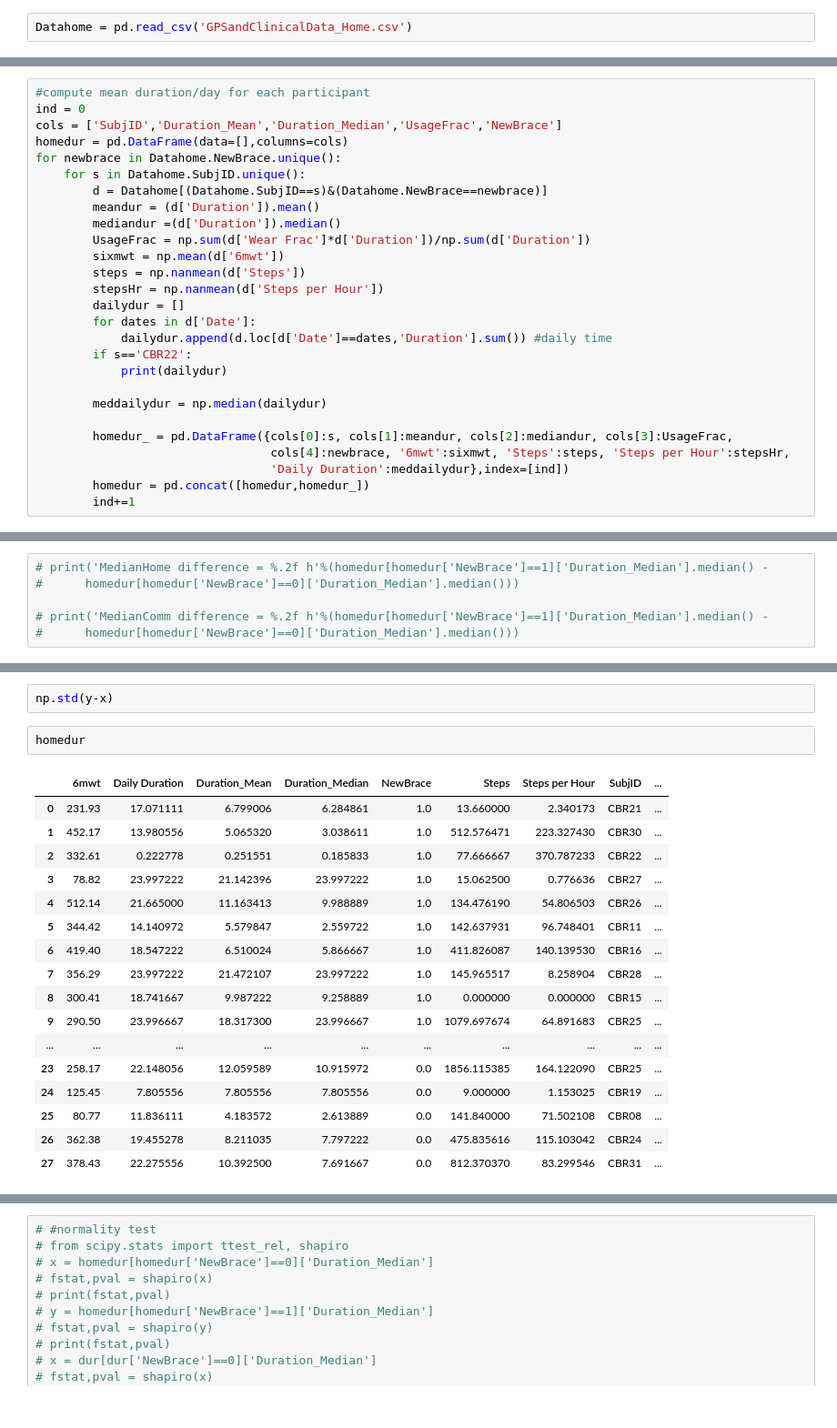
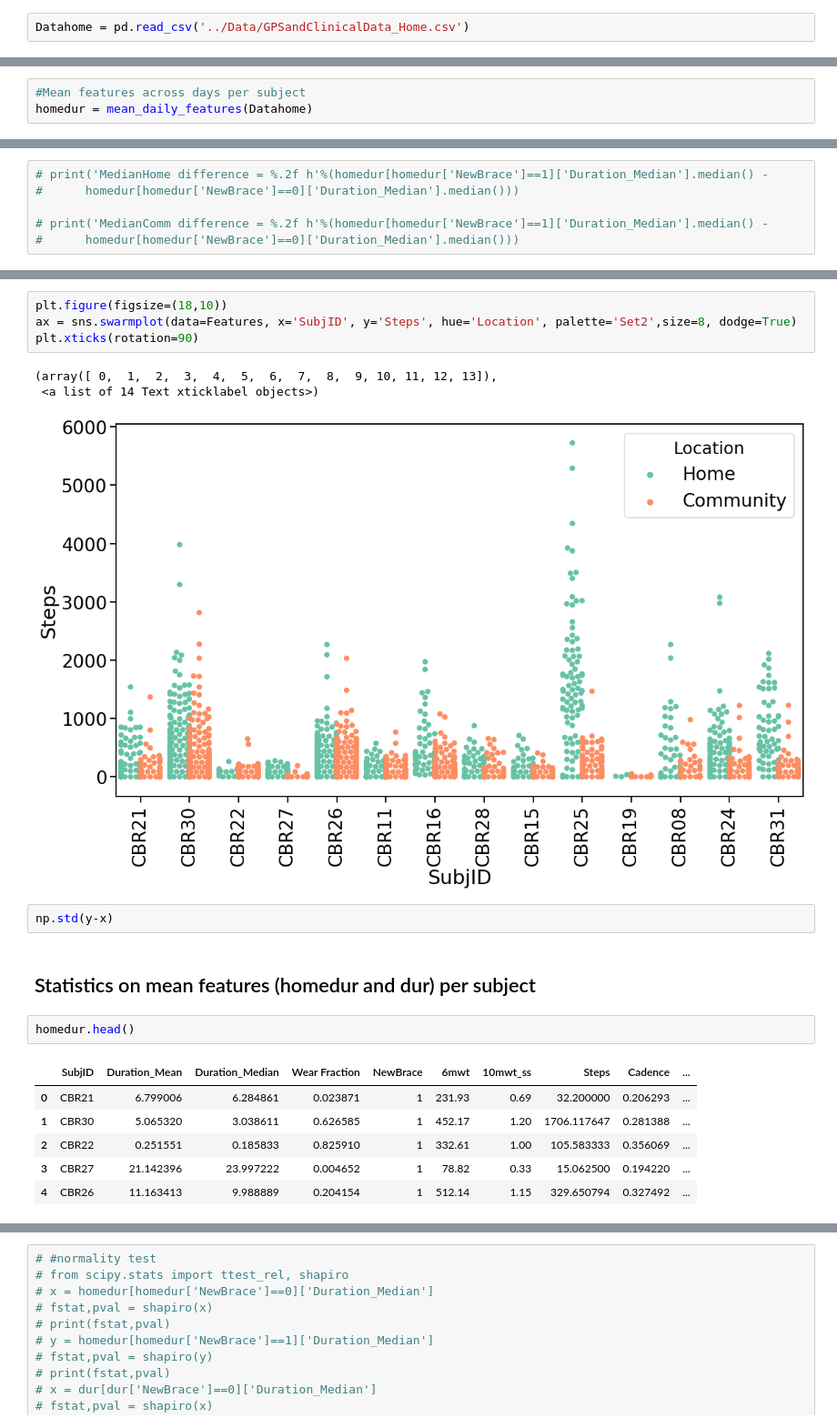
Before and after one commit to Luke3D/CbrAnalysis, a Jupyter notebook: PaperAnalysis.ipynb, the cells around one changed output, grey strips where cells are left out. Shown at 91% size. Cells and saved outputs as stored; diff of their text form.

```diff
--- a/PaperAnalysis.ipynb
+++ b/PaperAnalysis.ipynb
@@ -15,7 +20,7 @@ import itertools
 # %% [markdown]
 ## Home data analysis
 # %%
-Datahome = pd.read_csv('GPSandClinicalData_Home.csv')
+Datahome = pd.read_csv('../Data/GPSandClinicalData_Home.csv')
 # %%
 Datahome['Duration_Wearing']=Datahome['Duration']*Datahome['Wear Frac']
 # %%
@@ -29,0 +48,3 @@ Datahome.head()
+# %%
+#Mean features across days per subject
+homedur = mean_daily_features(Datahome)
@@ -31,30 +63,3 @@ Datahome.head()
 # plt.figure(figsize=(16,5))
 # sns.boxplot(data=Datahome,x='SubjID',y='Duration_Wearing',hue='NewBrace')
 # plt.title('Usage time at Home')
-# %%
-#compute mean duration/day for each participant
-ind = 0
-cols = ['SubjID','Duration_Mean','Duration_Median','UsageFrac','NewBrace']
-homedur = pd.DataFrame(data=[],columns=cols)
-for newbrace in Datahome.NewBrace.unique():
-    for s in Datahome.SubjID.unique():
-        d = Datahome[(Datahome.SubjID==s)&(Datahome.NewBrace==newbrace)]
-        meandur = (d['Duration']).mean()
-        mediandur =(d['Duration']).median()
-        UsageFrac = np.sum(d['Wear Frac']*d['Duration'])/np.sum(d['Duration'])
-        sixmwt = np.mean(d['6mwt'])
-        steps = np.nanmean(d['Steps'])
-        stepsHr = np.nanmean(d['Steps per Hour'])
-        dailydur = []
-        for dates in d['Date']:
-            dailydur.append(d.loc[d['Date']==dates,'Duration'].sum()) #daily time
-        if s=='CBR22':
-            print(dailydur)
-
-        meddailydur = np.median(dailydur)
-
-        homedur_ = pd.DataFrame({cols[0]:s, cols[1]:meandur, cols[2]:mediandur, cols[3]:UsageFrac,
-                                 cols[4]:newbrace, '6mwt':sixmwt, 'Steps':steps, 'Steps per Hour':stepsHr,
-                                 'Daily Duration':meddailydur},index=[ind])
-        homedur = pd.concat([homedur,homedur_])
-        ind+=1
@@ -250,23 +351,22 @@ NameError: name 'Fboth' is not defined
+# %%
+plt.figure(figsize=(18,10))
+ax = sns.swarmplot(data=Features, x='SubjID', y='Steps', hue='Location', palette='Set2',size=8, dodge=True)
+plt.xticks(rotation=90)
+# %% [output]
+(array([ 0,  1,  2,  3,  4,  5,  6,  7,  8,  9, 10, 11, 12, 13]),
+ <a list of 14 Text xticklabel objects>)
+[figure, added]
 # %%
 np.std(y-x)
+# %% [markdown]
+## Statistics on mean features (homedur and dur) per subject
 # %%
-homedur
+homedur.head()
 # %% [output]
-|  | 6mwt | Daily Duration | Duration_Mean | Duration_Median | NewBrace | Steps | Steps per Hour | SubjID | ... |
-| 0 | 231.93 | 17.071111 | 6.799006 | 6.284861 | 1.0 | 13.660000 | 2.340173 | CBR21 | ... |
-| 1 | 452.17 | 13.980556 | 5.065320 | 3.038611 | 1.0 | 512.576471 | 223.327430 | CBR30 | ... |
-| 2 | 332.61 | 0.222778 | 0.251551 | 0.185833 | 1.0 | 77.666667 | 370.787233 | CBR22 | ... |
-| 3 | 78.82 | 23.997222 | 21.142396 | 23.997222 | 1.0 | 15.062500 | 0.776636 | CBR27 | ... |
-| 4 | 512.14 | 21.665000 | 11.163413 | 9.988889 | 1.0 | 134.476190 | 54.806503 | CBR26 | ... |
-| 5 | 344.42 | 14.140972 | 5.579847 | 2.559722 | 1.0 | 142.637931 | 96.748401 | CBR11 | ... |
-| 6 | 419.40 | 18.547222 | 6.510024 | 5.866667 | 1.0 | 411.826087 | 140.139530 | CBR16 | ... |
-| 7 | 356.29 | 23.997222 | 21.472107 | 23.997222 | 1.0 | 145.965517 | 8.258904 | CBR28 | ... |
-| 8 | 300.41 | 18.741667 | 9.987222 | 9.258889 | 1.0 | 0.000000 | 0.000000 | CBR15 | ... |
-| 9 | 290.50 | 23.996667 | 18.317300 | 23.996667 | 1.0 | 1079.697674 | 64.891683 | CBR25 | ... |
-| ... | ... | ... | ... | ... | ... | ... | ... | ... | ... |
-| 23 | 258.17 | 22.148056 | 12.059589 | 10.915972 | 0.0 | 1856.115385 | 164.122090 | CBR25 | ... |
-| 24 | 125.45 | 7.805556 | 7.805556 | 7.805556 | 0.0 | 9.000000 | 1.153025 | CBR19 | ... |
-| 25 | 80.77 | 11.836111 | 4.183572 | 2.613889 | 0.0 | 141.840000 | 71.502108 | CBR08 | ... |
-| 26 | 362.38 | 19.455278 | 8.211035 | 7.797222 | 0.0 | 475.835616 | 115.103042 | CBR24 | ... |
-| 27 | 378.43 | 22.275556 | 10.392500 | 7.691667 | 0.0 | 812.370370 | 83.299546 | CBR31 | ... |
+|  | SubjID | Duration_Mean | Duration_Median | Wear Fraction | NewBrace | 6mwt | 10mwt_ss | Steps | Cadence | ... |
+| 0 | CBR21 | 6.799006 | 6.284861 | 0.023871 | 1 | 231.93 | 0.69 | 32.200000 | 0.206293 | ... |
+| 1 | CBR30 | 5.065320 | 3.038611 | 0.626585 | 1 | 452.17 | 1.20 | 1706.117647 | 0.281388 | ... |
+| 2 | CBR22 | 0.251551 | 0.185833 | 0.825910 | 1 | 332.61 | 1.00 | 105.583333 | 0.356069 | ... |
+| 3 | CBR27 | 21.142396 | 23.997222 | 0.004652 | 1 | 78.82 | 0.33 | 15.062500 | 0.194220 | ... |
+| 4 | CBR26 | 11.163413 | 9.988889 | 0.204154 | 1 | 512.14 | 1.15 | 329.650794 | 0.327492 | ... |
 # %%
```
Also changed, not shown: parts of 101 cells of this notebook, 1 other file.
